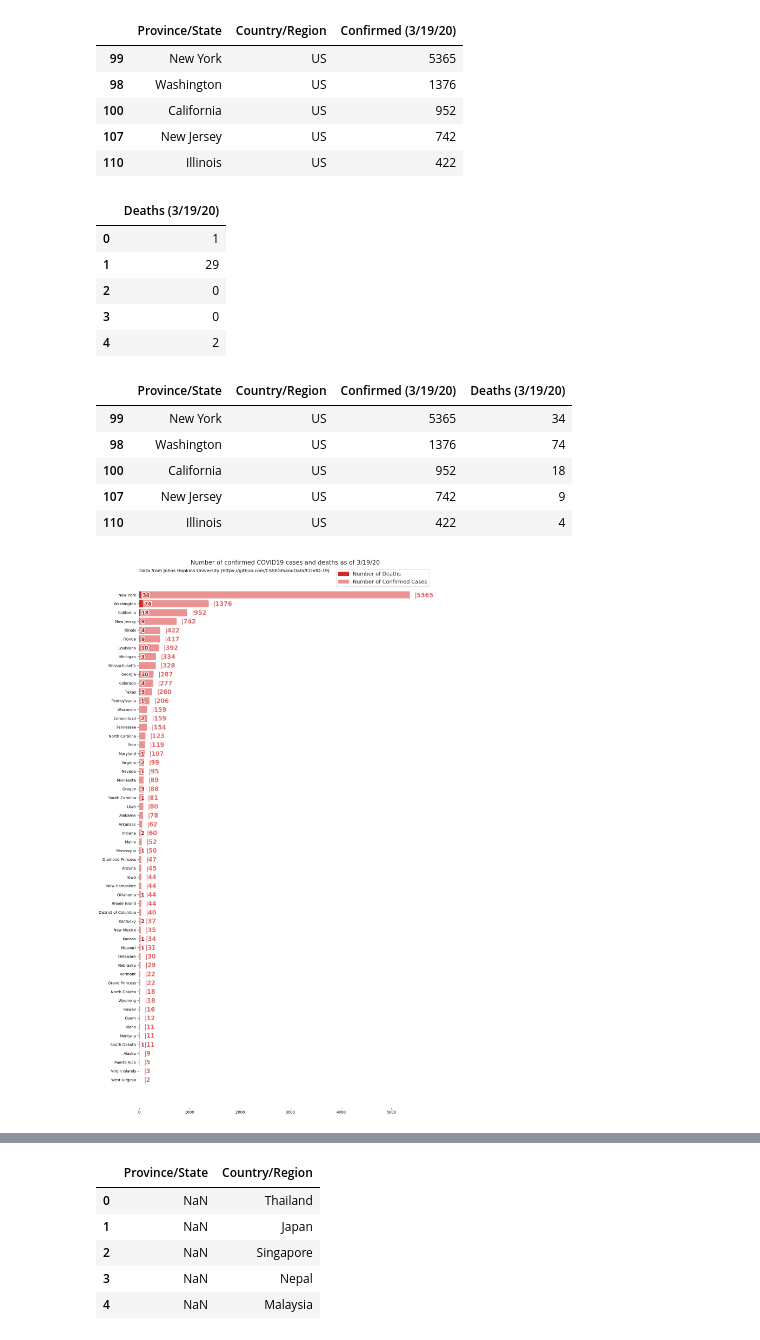
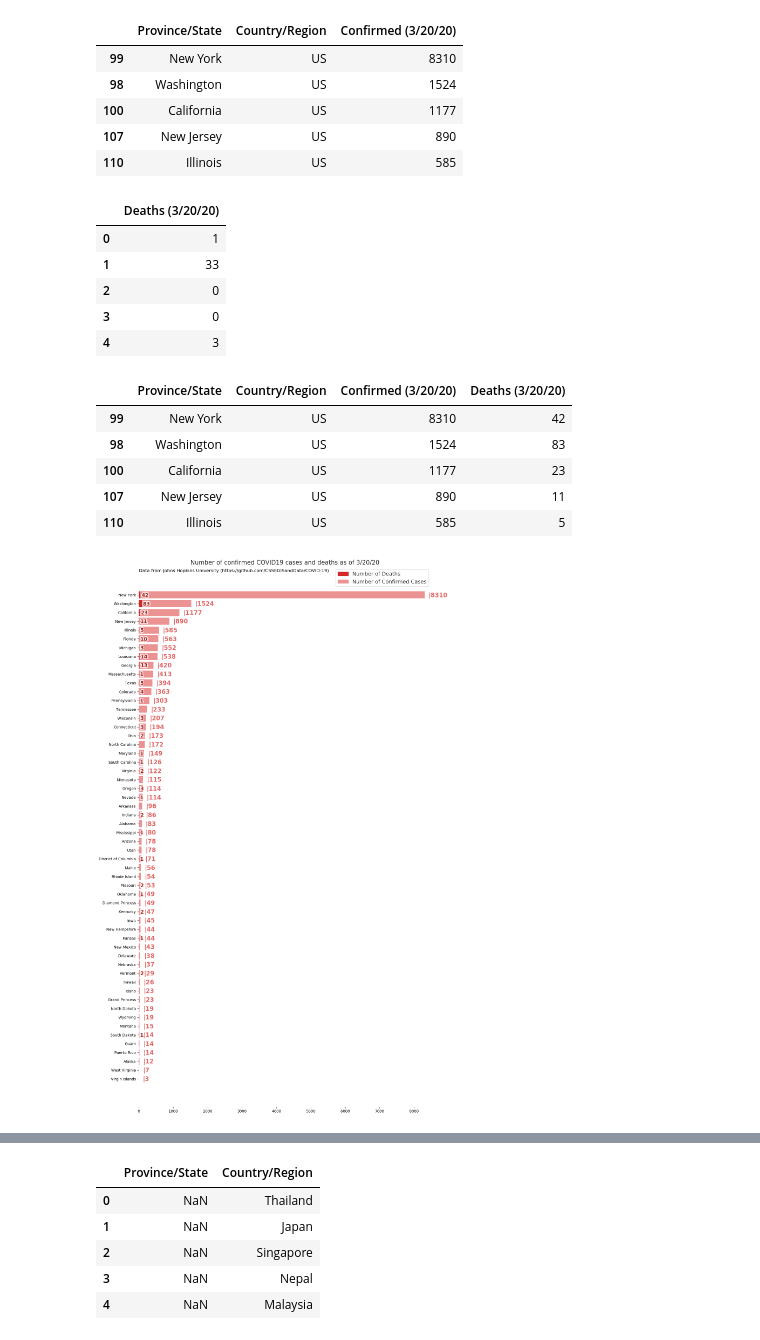
Before and after one commit to adrimos/COVID19, a Jupyter notebook: Covid19US.ipynb, the cells around one changed output, grey strips where cells are left out. Drawn from its saved outputs; the diff is of its cells as text; code cells hidden in the pictures.

Commit message:
New data for Match 20 and css files
Added data from March 20, 2020 and created a chart
Added csv files from WA DOH website with data from March 19 and March
19.
Added notebook for WA map

```diff
--- a/Covid19US.ipynb
+++ b/Covid19US.ipynb
@@ -11,9 +11,9 @@ from cycler import cycler
 # %%
 df = pd.read_csv('https://raw.githubusercontent.com/CSSEGISandData/COVID-19/master/csse_covid_19_data/csse_covid_19_time_series/time_series_19-covid-Confirmed.csv')
 dfd = pd.read_csv('https://raw.githubusercontent.com/CSSEGISandData/COVID-19/master/csse_covid_19_data/csse_covid_19_time_series/time_series_19-covid-Deaths.csv')
-latest = "3/19/20"
-latestConfirmed = "Confirmed (3/19/20)"
-latestDeaths = "Deaths (3/19/20)"
+latest = "3/20/20"
+latestConfirmed = "Confirmed (3/20/20)"
+latestDeaths = "Deaths (3/20/20)"
 # %%
 df.head(5)
 # %% [output]
@@ -42,12 +42,12 @@ df1 = df1[df1[latest] !=0]
 df1 = df1.rename(columns={latest: latestConfirmed})
 df1.head(5)
 # %% [output]
-|  | Province/State | Country/Region | Confirmed (3/19/20) |
-| 99 | New York | US | 5365 |
-| 98 | Washington | US | 1376 |
-| 100 | California | US | 952 |
-| 107 | New Jersey | US | 742 |
-| 110 | Illinois | US | 422 |
+|  | Province/State | Country/Region | Confirmed (3/20/20) |
+| 99 | New York | US | 8310 |
+| 98 | Washington | US | 1524 |
+| 100 | California | US | 1177 |
+| 107 | New Jersey | US | 890 |
+| 110 | Illinois | US | 585 |
 # %%
 dfd1 = dfd[["Province/State", "Country/Region", latest]]
 dfd1 = dfd1[(dfd1["Country/Region"] == "US")]
@@ -57,23 +57,23 @@ dfd1 = dfd[[latest]]
 dfd1 = dfd1.rename(columns={latest: latestDeaths})
 dfd1.head(5)
 # %% [output]
-|  | Deaths (3/19/20) |
+|  | Deaths (3/20/20) |
 | 0 | 1 |
-| 1 | 29 |
+| 1 | 33 |
 | 2 | 0 |
 | 3 | 0 |
-| 4 | 2 |
+| 4 | 3 |
 # %%
 # Merge two Dataframes on index of both the dataframes
 df1cd = df1.merge(dfd1, left_index=True, right_index=True)
 df1cd.head(5)
 # %% [output]
-|  | Province/State | Country/Region | Confirmed (3/19/20) | Deaths (3/19/20) |
-| 99 | New York | US | 5365 | 34 |
-| 98 | Washington | US | 1376 | 74 |
-| 100 | California | US | 952 | 18 |
-| 107 | New Jersey | US | 742 | 9 |
-| 110 | Illinois | US | 422 | 4 |
+|  | Province/State | Country/Region | Confirmed (3/20/20) | Deaths (3/20/20) |
+| 99 | New York | US | 8310 | 42 |
+| 98 | Washington | US | 1524 | 83 |
+| 100 | California | US | 1177 | 23 |
+| 107 | New Jersey | US | 890 | 11 |
+| 110 | Illinois | US | 585 | 5 |
 # %%
 fig, ax = plt.subplots()
 plt.style.use('default')
@@ -92,7 +92,7 @@ ax.invert_yaxis()
 
 ax.barh(df1cd["Province/State"], df1cd[latestConfirmed], color="#eb9393")
 for i, v in enumerate(df1cd[latestConfirmed]):
-    ax.text(v + 90, i + 0.25, "|" + str(v), color='#e36868', fontweight='bold', fontsize=16)
+    ax.text(v + 110, i + 0.25, "|" + str(v), color='#e36868', fontweight='bold', fontsize=16)
 
 
 ax.barh(df1cd["Province/State"], df1cd[latestDeaths], color="#d62728")
@@ -101,36 +101,36 @@ for i, v in enumerate(df1cd[latestDeaths]):
     text = str(v)
     if v == 0:
        text = ""
     ax.text(v + 30, i + 0.22, text, color='white', fontweight='bold', fontsize=14, path_effects=[path_effects.Stroke(linewidth=4, foreground='white', alpha=0.9)])
 
 # This is the red text
 for i, v in enumerate(df1cd[latestDeaths]):
     text = str(v)
     if v == 0:
         text = ""
     ax.text(v + 30, i + 0.22, text, color='#ac2020', fontweight='bold', fontsize=14)
 
 labels = ax.get_xticklabels()
-ax.set(xlim=[-10, 5800])
+ax.set(xlim=[-10, 8500])
 ax.set_title('Number of confirmed COVID19 cases and deaths as of {}'.format(latest), fontsize=16)
 
 
 # Get current size
 fig_size = plt.rcParams["figure.figsize"]
 
 # Set figure width to 24 and height to 34
 fig_size[0] = 14
 fig_size[1] = 26
 plt.rcParams["figure.figsize"] = fig_size
 
 import matplotlib.patches as mpatches
 deaths = mpatches.Patch(color='#d62728', label='Number of Deaths')
 confirmed = mpatches.Patch(color='#eb9393', label='Number of Confirmed Cases')
 ax.legend(handles=[deaths, confirmed], fontsize=14)
 
-plt.savefig('COVID19_US_03-20-20.png')
+plt.savefig('COVID19_US_03-21-20.png')
 # %% [output]
-[figure, old version]
+[figure, new version]
 # %%
 dfonlyvalues = df.drop(['Province/State','Country/Region','Lat', 'Long'], axis=1)
 dfonlyvalues.head(5)
```
Also changed, not shown: parts of 8 cells of this notebook, 10 other files.
